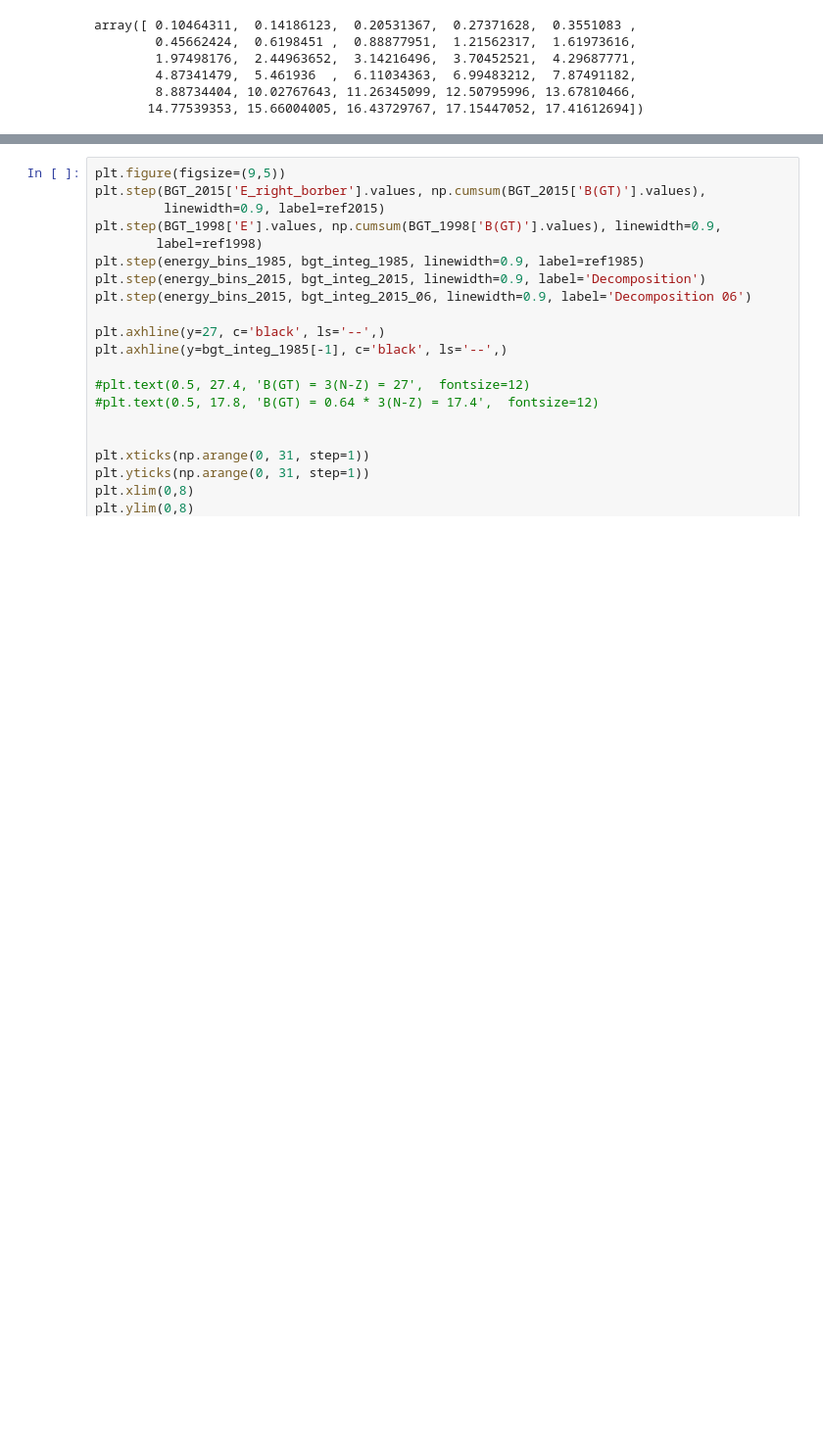
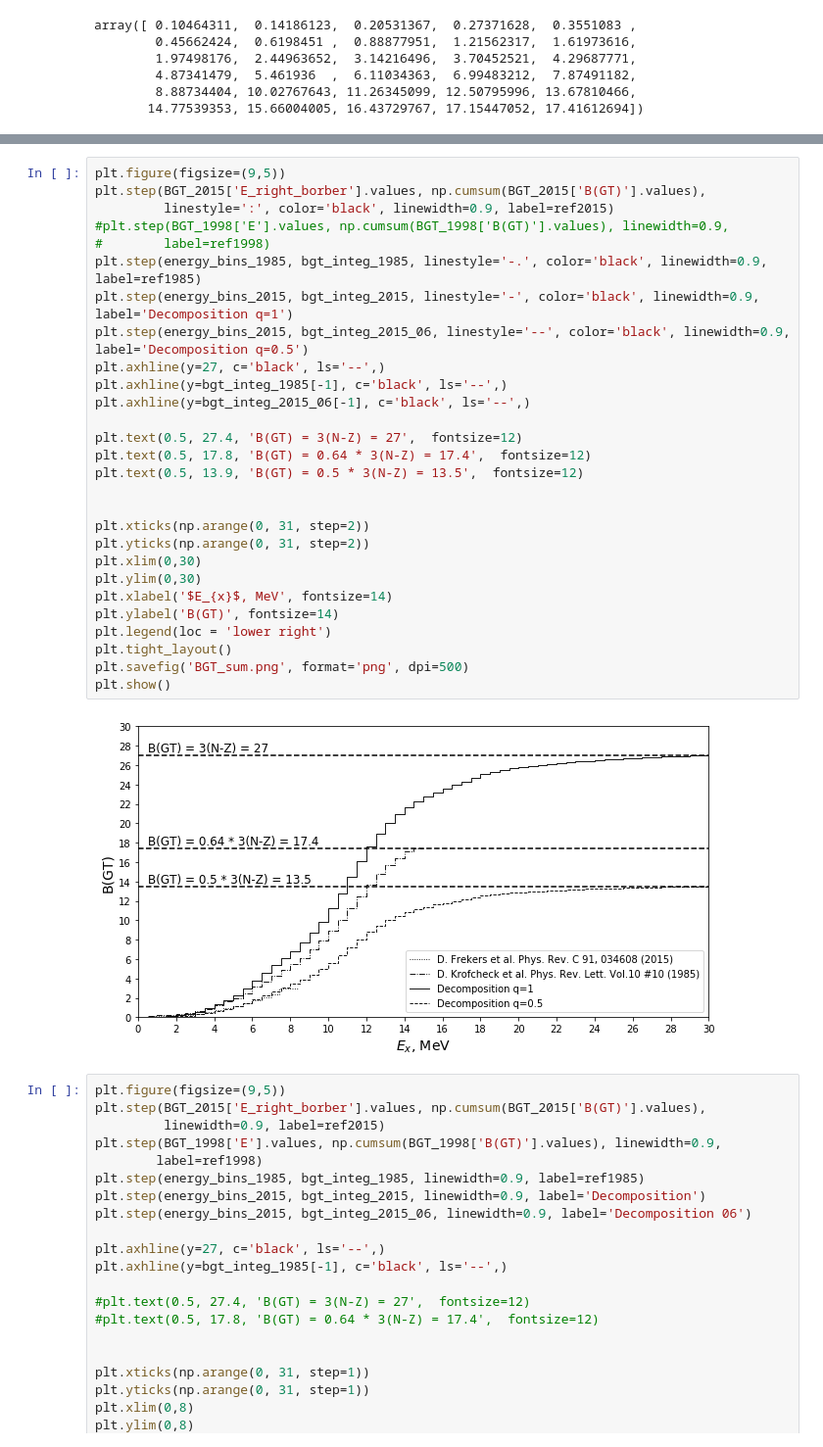
Before and after one commit to Almaz93/neutrino, a Jupyter notebook: double_beta_decay/Almaz's work/calculation/Ga Ge check_plots.ipynb, the cells around one changed output, grey strips where cells are left out. Shown at 98% size. Cells and saved outputs as stored; diff of their text form; blank space fills up the shorter version.

```diff
--- a/double_beta_decay/Almaz's work/calculation/Ga Ge check_plots.ipynb
+++ b/double_beta_decay/Almaz's work/calculation/Ga Ge check_plots.ipynb
@@ -183,3 +209,33 @@ plt.show()
+# %%
+plt.figure(figsize=(9,5))
+plt.step(BGT_2015['E_right_borber'].values, np.cumsum(BGT_2015['B(GT)'].values),
+         linestyle=':', color='black', linewidth=0.9, label=ref2015)
+#plt.step(BGT_1998['E'].values, np.cumsum(BGT_1998['B(GT)'].values), linewidth=0.9,
+#        label=ref1998)
+plt.step(energy_bins_1985, bgt_integ_1985, linestyle='-.', color='black', linewidth=0.9, label=ref1985)
+plt.step(energy_bins_2015, bgt_integ_2015, linestyle='-', color='black', linewidth=0.9, label='Decomposition q=1')
+plt.step(energy_bins_2015, bgt_integ_2015_06, linestyle='--', color='black', linewidth=0.9, label='Decomposition q=0.5')
+plt.axhline(y=27, c='black', ls='--',)
+plt.axhline(y=bgt_integ_1985[-1], c='black', ls='--',)
+plt.axhline(y=bgt_integ_2015_06[-1], c='black', ls='--',)
+
+plt.text(0.5, 27.4, 'B(GT) = 3(N-Z) = 27',  fontsize=12)
+plt.text(0.5, 17.8, 'B(GT) = 0.64 * 3(N-Z) = 17.4',  fontsize=12)
+plt.text(0.5, 13.9, 'B(GT) = 0.5 * 3(N-Z) = 13.5',  fontsize=12)
+
+
+plt.xticks(np.arange(0, 31, step=2))
+plt.yticks(np.arange(0, 31, step=2))
+plt.xlim(0,30)
+plt.ylim(0,30)
+plt.xlabel('$E_{x}$, MeV', fontsize=14)
+plt.ylabel('B(GT)', fontsize=14)
+plt.legend(loc = 'lower right')
+plt.tight_layout()
+plt.savefig('BGT_sum.png', format='png', dpi=500)
+plt.show()
+# %% [output]
+[figure, added]
 # %%
 plt.figure(figsize=(9,5))
 plt.step(BGT_2015['E_right_borber'].values, np.cumsum(BGT_2015['B(GT)'].values),
```
Also changed, not shown: parts of 4 cells of this notebook, 20 other files.
